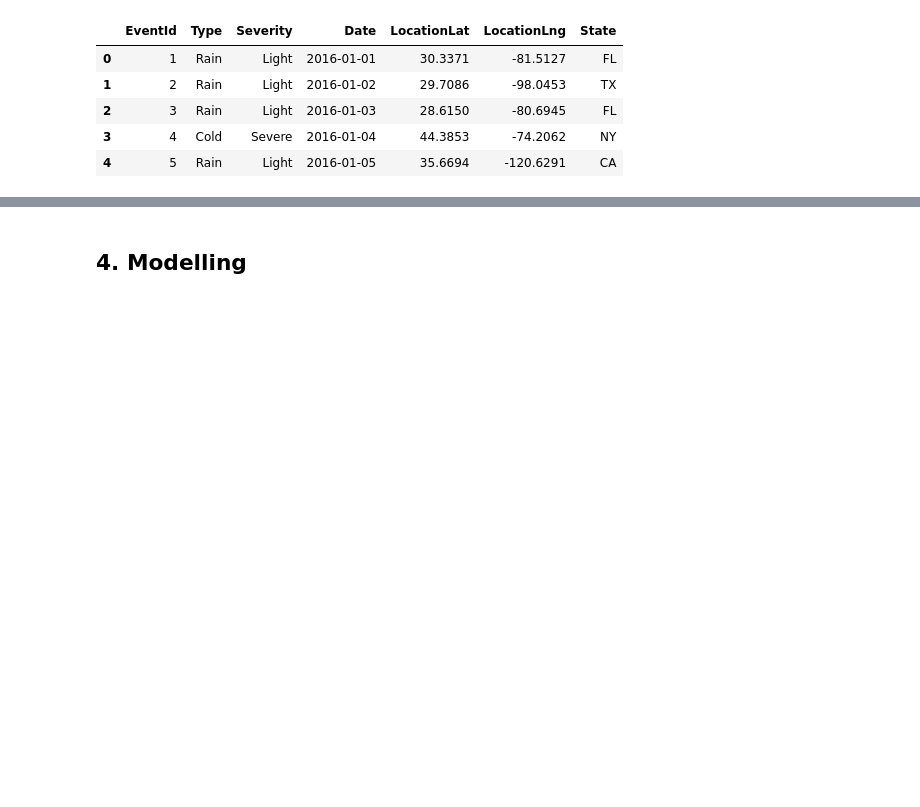
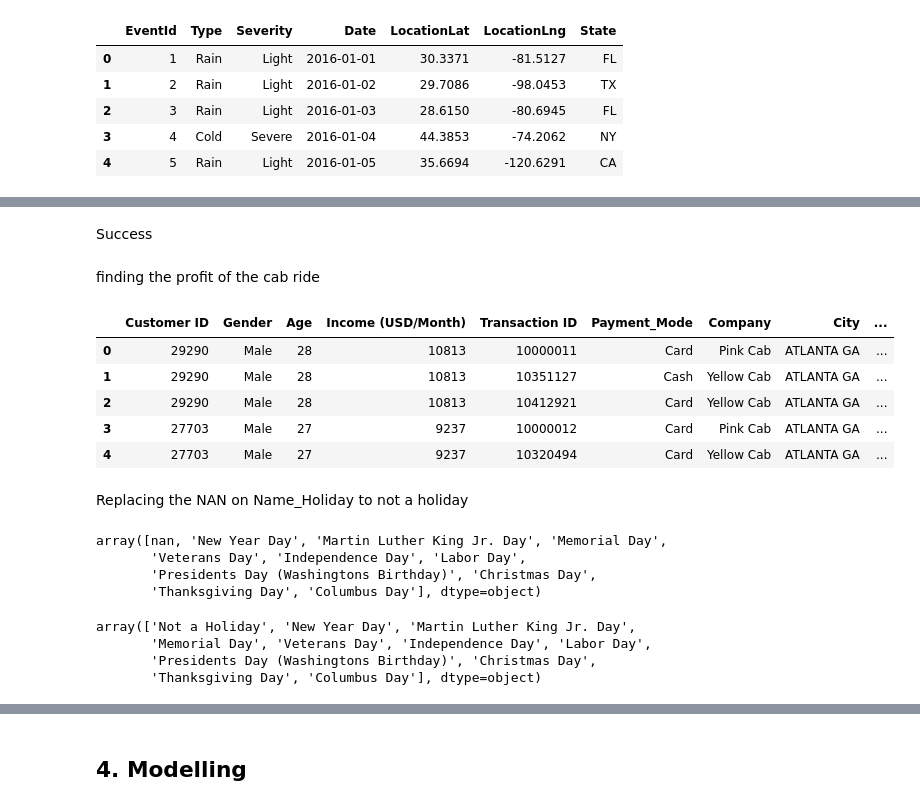
Before and after one commit to Ruoro/G2M_INSIGHTS, a Jupyter notebook: G2M_Insight.ipynb, the cells around one changed output, grey strips where cells are left out. Cells and saved outputs as stored; diff of their text form; code cells hidden in the pictures; blank space fills up the shorter version.

```diff
--- a/G2M_Insight.ipynb
+++ b/G2M_Insight.ipynb
@@ -308,0 +572,11 @@ weather.head()
+# %%
+# removing the spaces and the commas in the values
+# Removing commas
+df_final['Population'] = df_final['Population'].str.replace(',', '')
+df_final['Users'] = df_final['Users'].str.replace(',', '')
+
+# converting to numeric
+df_final['Population'] = pd.to_numeric(df_final['Population'])
+df_final['Users'] = pd.to_numeric(df_final['Users'])
+
+df_final.info()
@@ -308,0 +601,34 @@ weather.head()
+# %% [markdown]
+Success
+# %% [markdown]
+finding the profit of the cab ride
+# %%
+# Calculating profit
+df_final['Profit'] = df_final['Price Charged'] - df_final['Cost of Trip']
+df_final.head()
+# %% [output]
+|  | Customer ID | Gender | Age | Income (USD/Month) | Transaction ID | Payment_Mode | Company | City | ... |
+| 0 | 29290 | Male | 28 | 10813 | 10000011 | Card | Pink Cab | ATLANTA GA | ... |
+| 1 | 29290 | Male | 28 | 10813 | 10351127 | Cash | Yellow Cab | ATLANTA GA | ... |
+| 2 | 29290 | Male | 28 | 10813 | 10412921 | Card | Yellow Cab | ATLANTA GA | ... |
+| 3 | 27703 | Male | 27 | 9237 | 10000012 | Card | Pink Cab | ATLANTA GA | ... |
+| 4 | 27703 | Male | 27 | 9237 | 10320494 | Card | Yellow Cab | ATLANTA GA | ... |
+# %% [markdown]
+Replacing the NAN on Name_Holiday to not a holiday
+# %%
+# check the unique values of holiday
+df_final['Name_Holiday'].unique()
+# %% [output]
+array([nan, 'New Year Day', 'Martin Luther King Jr. Day', 'Memorial Day',
+       'Veterans Day', 'Independence Day', 'Labor Day',
+       'Presidents Day (Washingtons Birthday)', 'Christmas Day',
+       'Thanksgiving Day', 'Columbus Day'], dtype=object)
+# %%
+# Replacing None with a value
+df_final['Name_Holiday'].fillna("Not a Holiday", inplace = True)
+df_final.Name_Holiday.unique()
+# %% [output]
+array(['Not a Holiday', 'New Year Day', 'Martin Luther King Jr. Day',
+       'Memorial Day', 'Veterans Day', 'Independence Day', 'Labor Day',
+       'Presidents Day (Washingtons Birthday)', 'Christmas Day',
+       'Thanksgiving Day', 'Columbus Day'], dtype=object)
```
Also changed, not shown: parts of 38 cells of this notebook.
